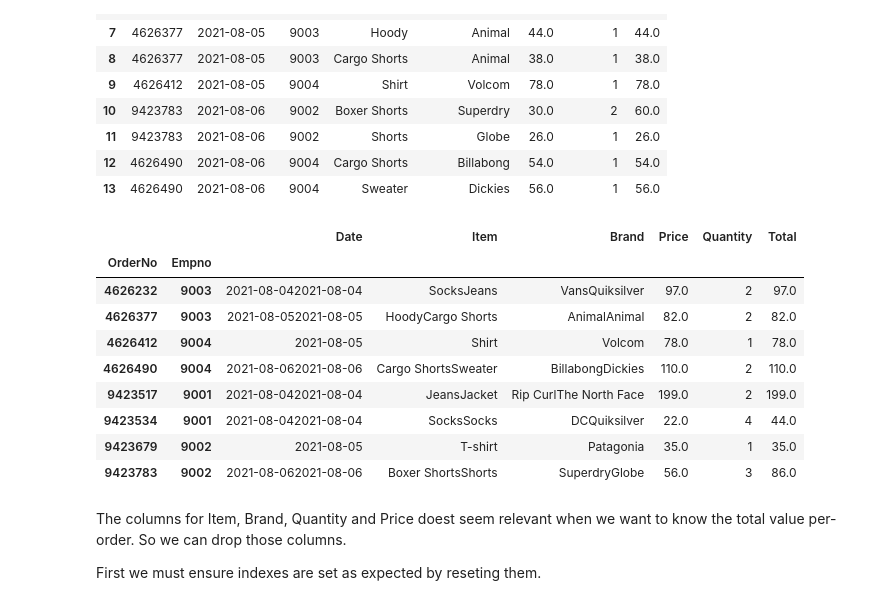
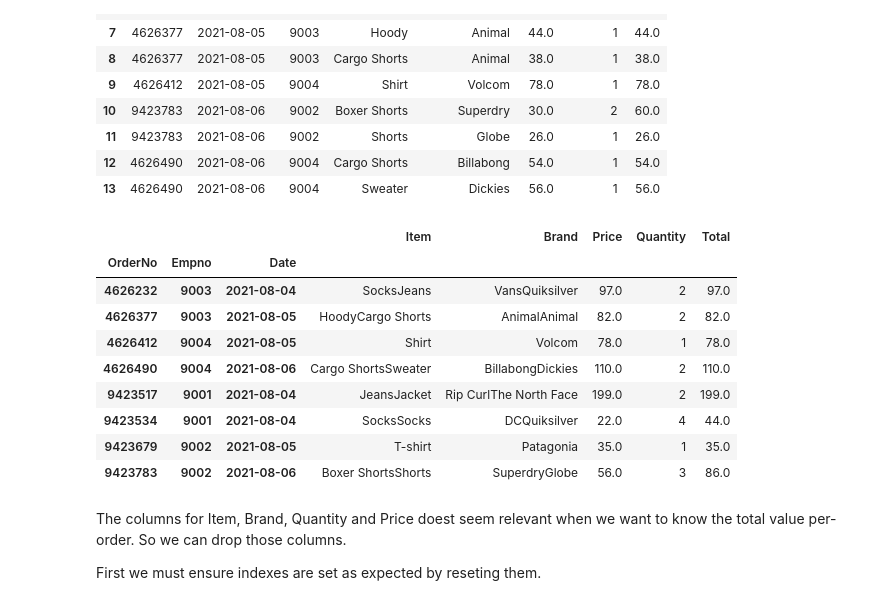
Before and after one commit to EstebanBorai/python-for-data-science, a Jupyter notebook: notebooks/sn03_aggregate_data.ipynb, the cells around one changed output. Drawn from its saved outputs; the diff is of its cells as text; code cells hidden in the pictures.

Commit message:
fix: dates

```diff
--- a/notebooks/sn03_aggregate_data.ipynb
+++ b/notebooks/sn03_aggregate_data.ipynb
@@ -106,20 +106,20 @@ display(df_sales)
 # %%
 # A new DataFrame grouping by Order can be created to sum the total for each order using `groupby`
 
-df_order_totals = df_sales.groupby(['OrderNo', 'Empno']).sum()
+df_order_totals = df_sales.groupby(['OrderNo', 'Empno', 'Date']).sum()
 
 display(df_order_totals)
 # %% [output]
-|  |  | Date | Item | Brand | Price | Quantity | Total |
-| OrderNo | Empno |  |  |  |  |  |  |
-| 4626232 | 9003 | 2021-08-042021-08-04 | SocksJeans | VansQuiksilver | 97.0 | 2 | 97.0 |
-| 4626377 | 9003 | 2021-08-052021-08-05 | HoodyCargo Shorts | AnimalAnimal | 82.0 | 2 | 82.0 |
+|  |  |  | Item | Brand | Price | Quantity | Total |
+| OrderNo | Empno | Date |  |  |  |  |  |
+| 4626232 | 9003 | 2021-08-04 | SocksJeans | VansQuiksilver | 97.0 | 2 | 97.0 |
+| 4626377 | 9003 | 2021-08-05 | HoodyCargo Shorts | AnimalAnimal | 82.0 | 2 | 82.0 |
 | 4626412 | 9004 | 2021-08-05 | Shirt | Volcom | 78.0 | 1 | 78.0 |
-| 4626490 | 9004 | 2021-08-062021-08-06 | Cargo ShortsSweater | BillabongDickies | 110.0 | 2 | 110.0 |
-| 9423517 | 9001 | 2021-08-042021-08-04 | JeansJacket | Rip CurlThe North Face | 199.0 | 2 | 199.0 |
-| 9423534 | 9001 | 2021-08-042021-08-04 | SocksSocks | DCQuiksilver | 22.0 | 4 | 44.0 |
+| 4626490 | 9004 | 2021-08-06 | Cargo ShortsSweater | BillabongDickies | 110.0 | 2 | 110.0 |
+| 9423517 | 9001 | 2021-08-04 | JeansJacket | Rip CurlThe North Face | 199.0 | 2 | 199.0 |
+| 9423534 | 9001 | 2021-08-04 | SocksSocks | DCQuiksilver | 22.0 | 4 | 44.0 |
 | 9423679 | 9002 | 2021-08-05 | T-shirt | Patagonia | 35.0 | 1 | 35.0 |
-| 9423783 | 9002 | 2021-08-062021-08-06 | Boxer ShortsShorts | SuperdryGlobe | 56.0 | 3 | 86.0 |
+| 9423783 | 9002 | 2021-08-06 | Boxer ShortsShorts | SuperdryGlobe | 56.0 | 3 | 86.0 |
 # %% [markdown]
 The columns for Item, Brand, Quantity and Price doest seem relevant when we want to know the total value per-order.
 So we can drop those columns.
```
